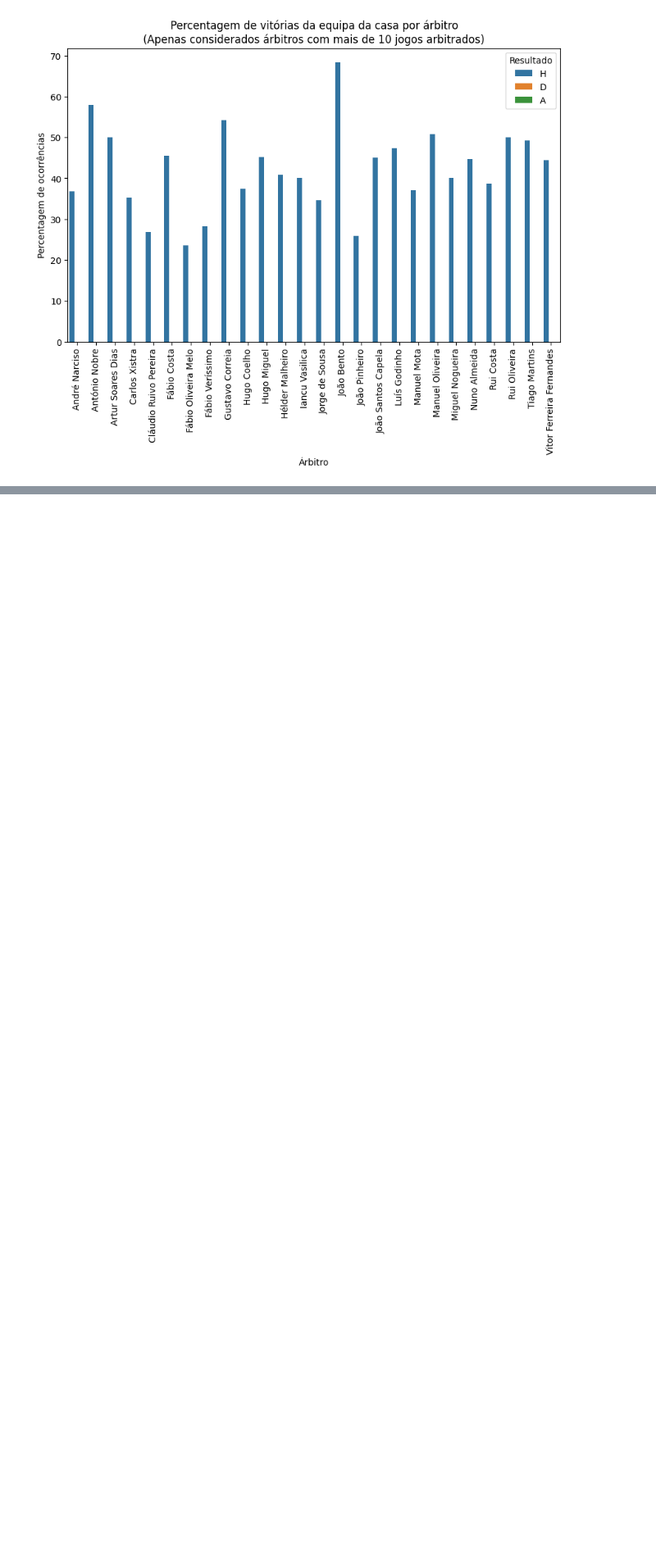
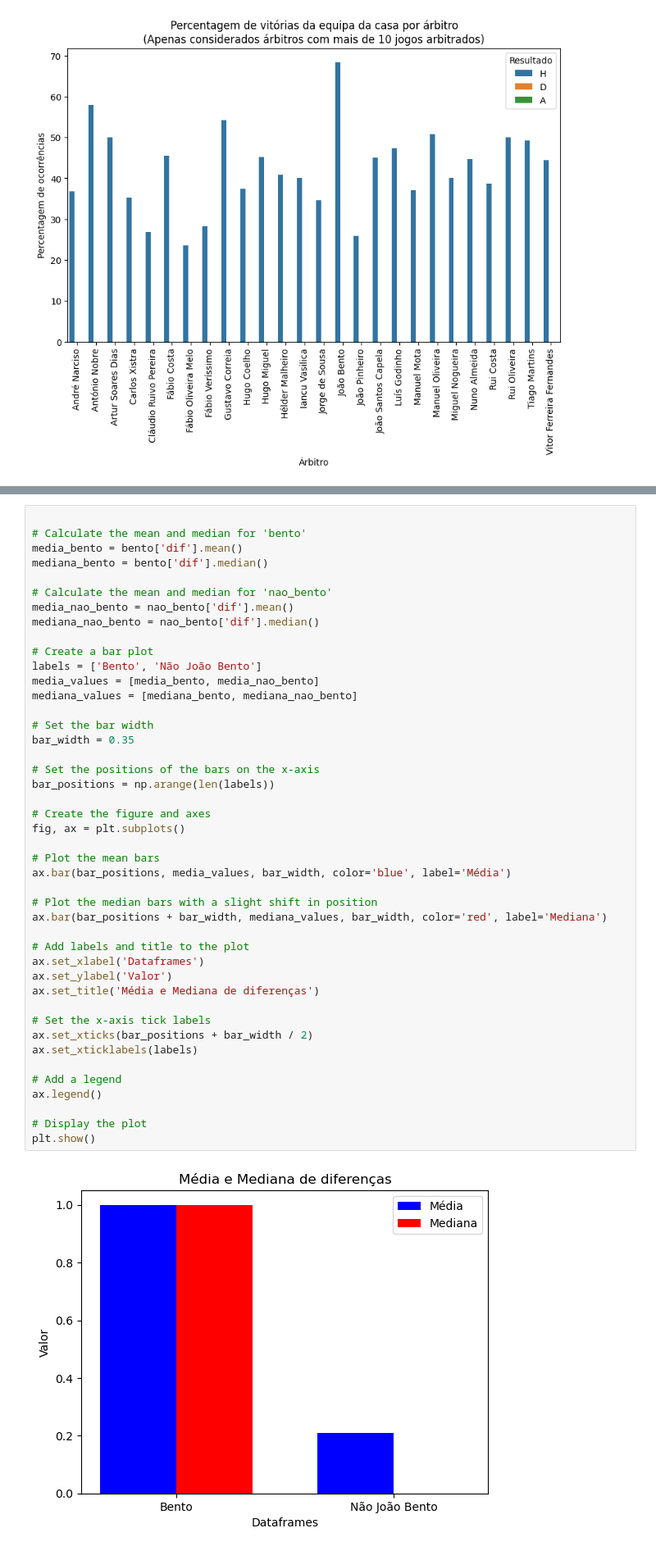
Before and after one commit to JoaoCaldas122/datamining-tp, a Jupyter notebook: TH.ipynb, the cells around one changed output, grey strips where cells are left out. Shown: that part at 82% size. Drawn from its saved outputs; the diff is of its cells as text; blank space fills up the shorter version.

```diff
--- a/TH.ipynb
+++ b/TH.ipynb
@@ -188,0 +202,46 @@ plt.show()
+# %%
+
+# Calculate the mean and median for 'bento'
+media_bento = bento['dif'].mean()
+mediana_bento = bento['dif'].median()
+
+# Calculate the mean and median for 'nao_bento'
+media_nao_bento = nao_bento['dif'].mean()
+mediana_nao_bento = nao_bento['dif'].median()
+
+# Create a bar plot
+labels = ['Bento', 'Não João Bento']
+media_values = [media_bento, media_nao_bento]
+mediana_values = [mediana_bento, mediana_nao_bento]
+
+# Set the bar width
+bar_width = 0.35
+
+# Set the positions of the bars on the x-axis
+bar_positions = np.arange(len(labels))
+
+# Create the figure and axes
+fig, ax = plt.subplots()
+
+# Plot the mean bars
+ax.bar(bar_positions, media_values, bar_width, color='blue', label='Média')
+
+# Plot the median bars with a slight shift in position
+ax.bar(bar_positions + bar_width, mediana_values, bar_width, color='red', label='Mediana')
+
+# Add labels and title to the plot
+ax.set_xlabel('Dataframes')
+ax.set_ylabel('Valor')
+ax.set_title('Média e Mediana de diferenças')
+
+# Set the x-axis tick labels
+ax.set_xticks(bar_positions + bar_width / 2)
+ax.set_xticklabels(labels)
+
+# Add a legend
+ax.legend()
+
+# Display the plot
+plt.show()
+# %% [output]
+[figure, added]
```
Also changed, not shown: parts of 6 cells of this notebook, 1 other file.
